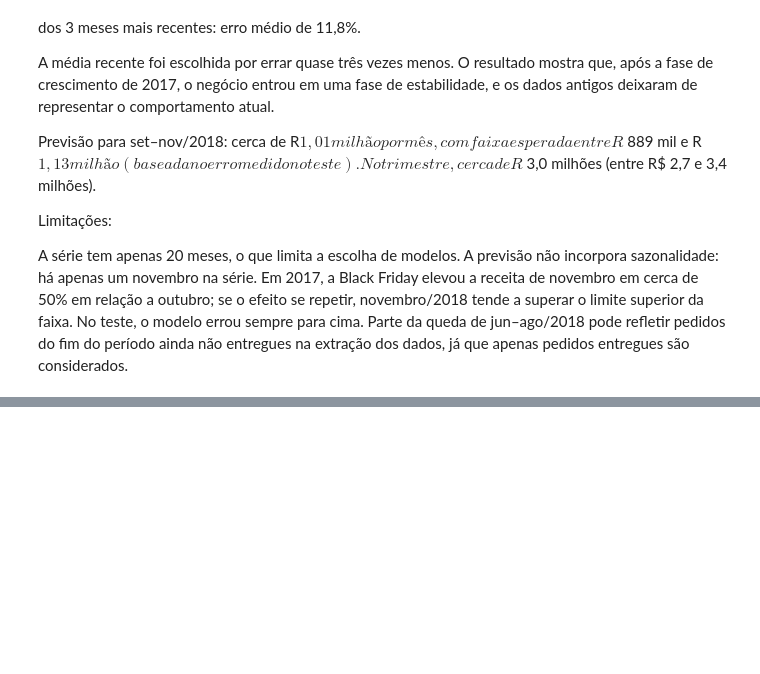
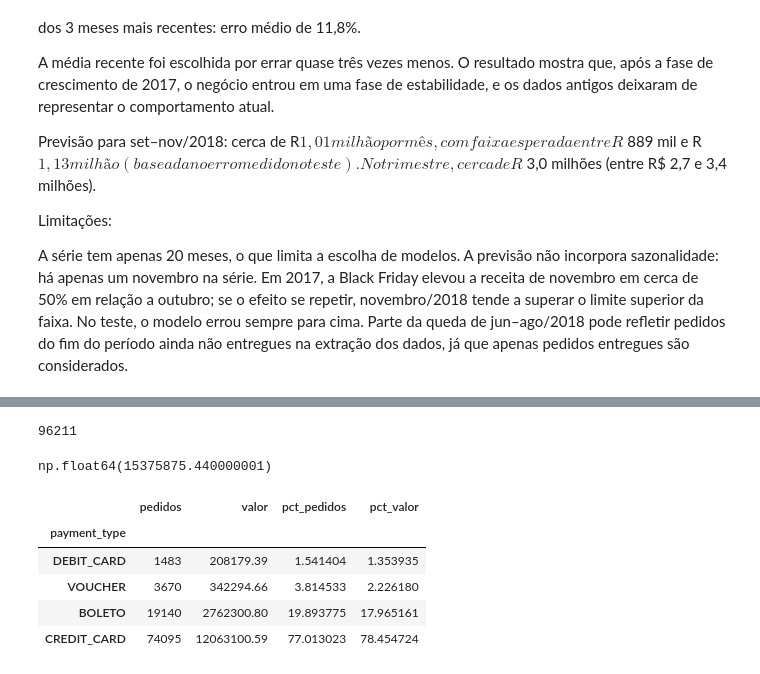
Before and after one commit to reinaldosl/Tech-challenge-POSTECH, a Jupyter notebook: notebooks/pagamentos-clientes.ipynb, the cells around one changed output, grey strips where cells are left out. Cells and saved outputs as stored; diff of their text form; code cells hidden in the pictures; blank space fills up the shorter version.

```diff
--- a/notebooks/pagamentos-clientes.ipynb
+++ b/notebooks/pagamentos-clientes.ipynb
@@ -570,0 +574,4 @@ No teste, o modelo errou sempre para cima. Parte da queda de jun–ago/2018 pode
+# %%
+payments = pd.read_csv("../data/processed/payments.csv")
+
+pag = payments[payments["order_id"].isin(base_filtrada["order_id"])]
@@ -570,0 +582,26 @@ No teste, o modelo errou sempre para cima. Parte da queda de jun–ago/2018 pode
+# %%
+pag['order_id'].nunique()
+# %% [output]
+96211
+# %%
+pag['payment_value'].sum()
+# %% [output]
+np.float64(15375875.440000001)
+# %%
+formas = pag.groupby("payment_type").agg(
+    pedidos=("order_id", "nunique"),
+    valor=("payment_value", "sum")
+)
+# %%
+formas["pct_pedidos"] = formas["pedidos"] / pag["order_id"].nunique() * 100
+# %%
+formas['pct_valor'] = formas['valor'] / formas['valor'].sum()*100
+# %%
+formas.sort_values('pedidos',ascending=True)
+# %% [output]
+|  | pedidos | valor | pct_pedidos | pct_valor |
+| payment_type |  |  |  |  |
+| DEBIT_CARD | 1483 | 208179.39 | 1.541404 | 1.353935 |
+| VOUCHER | 3670 | 342294.66 | 3.814533 | 2.226180 |
+| BOLETO | 19140 | 2762300.80 | 19.893775 | 17.965161 |
+| CREDIT_CARD | 74095 | 12063100.59 | 77.013023 | 78.454724 |
```
Also changed, not shown: parts of 14 cells of this notebook, 1 other file.
